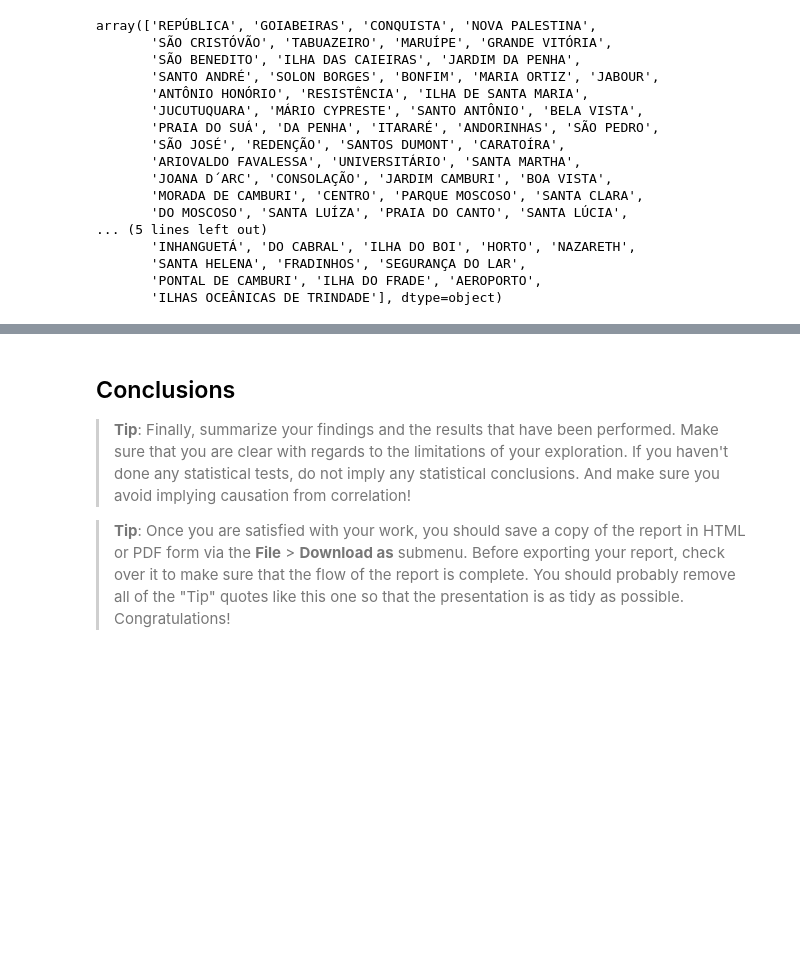
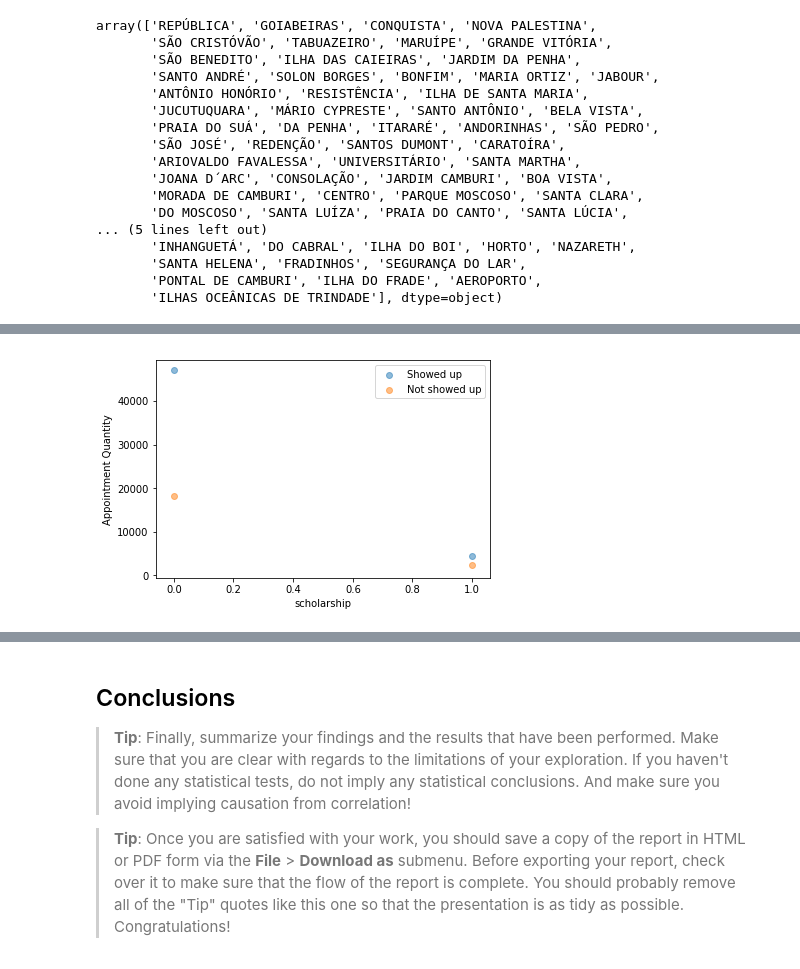
Before and after one commit to alexandregpereira/brasilmigue, a Jupyter notebook: brasil_migue_results.ipynb, the cells around one changed output, grey strips where cells are left out. Cells and saved outputs as stored; diff of their text form; code cells hidden in the pictures; blank space fills up the shorter version.

```diff
--- a/brasil_migue_results.ipynb
+++ b/brasil_migue_results.ipynb
@@ -507,0 +540,4 @@ array(['REPÚBLICA', 'GOIABEIRAS', 'CONQUISTA', 'NOVA PALESTINA',
+# %%
+brm.build_column_scatter_plot(plt, df_showed_up, df_not_showed_up, 'scholarship').show()
+# %% [output]
+[figure, added]
```
Also changed, not shown: parts of 22 cells of this notebook, 1 other file.
